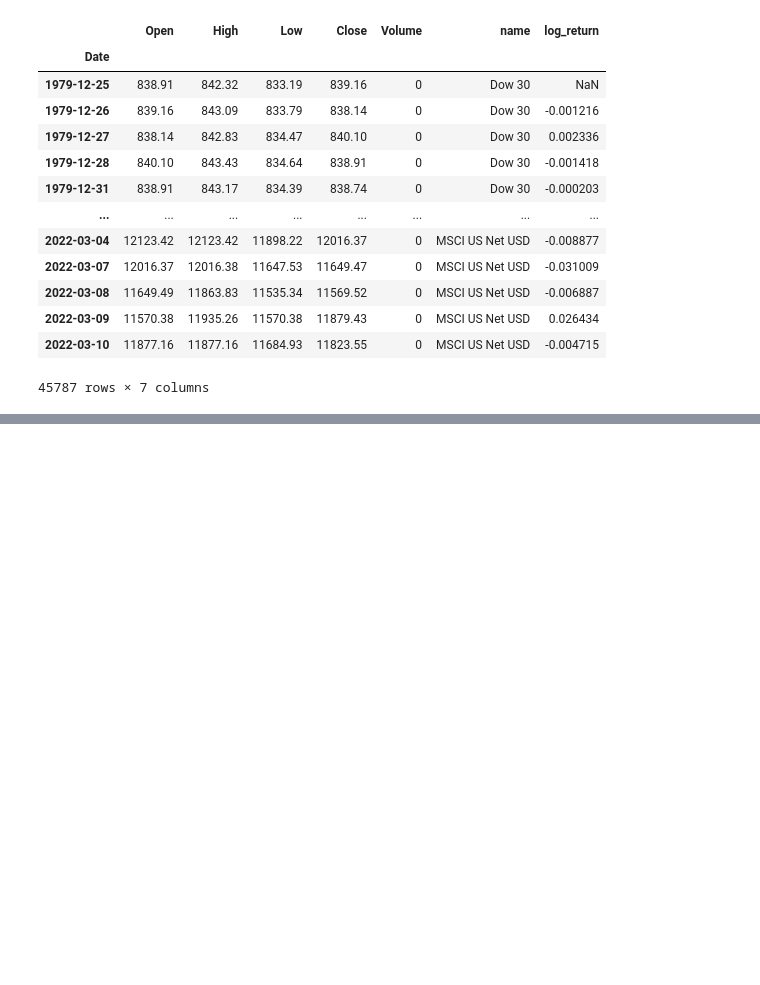
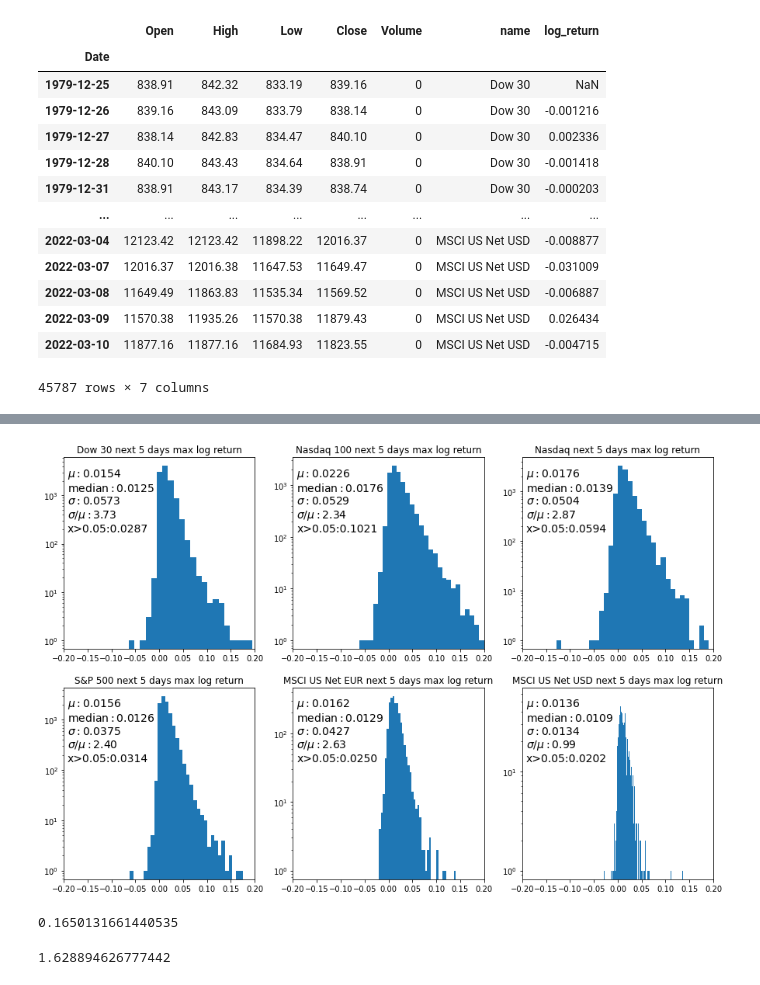
Before and after one commit to takeyama0/MarketPrediction, a Jupyter notebook: stock_market_prediction.ipynb, the cells around one changed output, grey strips where cells are left out. Saved outputs shown, nothing was run; the diff lists cells and outputs as text; code cells hidden in the pictures; blank space fills up the shorter version.

```diff
--- a/stock_market_prediction.ipynb
+++ b/stock_market_prediction.ipynb
@@ -490,0 +481,33 @@ major_indices
+# %%
+num_col = 3
+num_row = int(len(major_indices) / num_col)
+
+fig, axes = plt.subplots(num_row, num_col, figsize=(5 * num_col, 5 * num_row))
+for i, major_index in enumerate(major_indices):
+    idx_row = math.floor(i / num_col)
+    idx_col = i % num_col
+    df_tmp = df_major_index_history[df_major_index_history['name'] == major_index]
+    mu = np.mean(df_tmp['next_5days_max_log_return'])
+    median = np.median(df_tmp['next_5days_max_log_return'].dropna())
+    sigma = np.std(df_tmp['next_5days_max_log_return'])
+    textstr = '\n'.join((
+        r'$\mu:%.4f$' % (mu, ),
+        r'$\mathrm{median}:%.4f$' % (median, ),
+        r'$\sigma:%.4f$' % (sigma, ),
+        r'$\sigma / \mu:%.2f$' % (sigma / mu),
+        f'x>0.05:{(df_tmp["next_5days_max_log_return"] > 0.05).mean():.4f}'))
+    axes[idx_row][idx_col].set_xlim(-0.2, 0.2)
+    axes[idx_row][idx_col].set_yscale('log')
+    axes[idx_row][idx_col].set_title(f'{major_index} next 5 days max log return')
+    axes[idx_row][idx_col].hist(df_tmp['next_5days_max_log_return'], bins=500)
+    axes[idx_row][idx_col].text(0.02, 0.95, textstr, transform=axes[idx_row][idx_col].transAxes, fontsize=14, verticalalignment='top',)
+# %% [output]
+[figure, added]
+# %%
+df_tmp['next_5days_max_log_return'].max()
+# %% [output]
+0.1650131661440535
+# %%
+1.05 ** 10
+# %% [output]
+1.628894626777442
```
Also changed, not shown: parts of 16 cells of this notebook.
